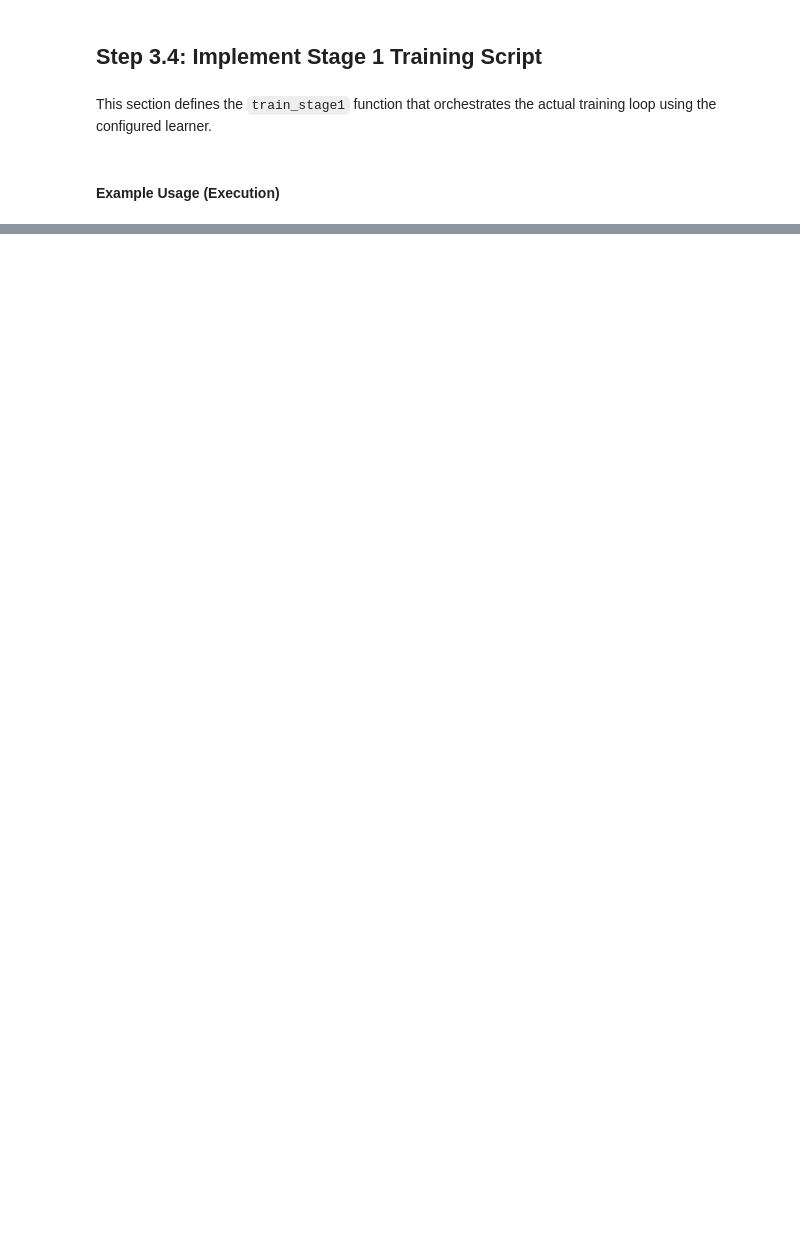
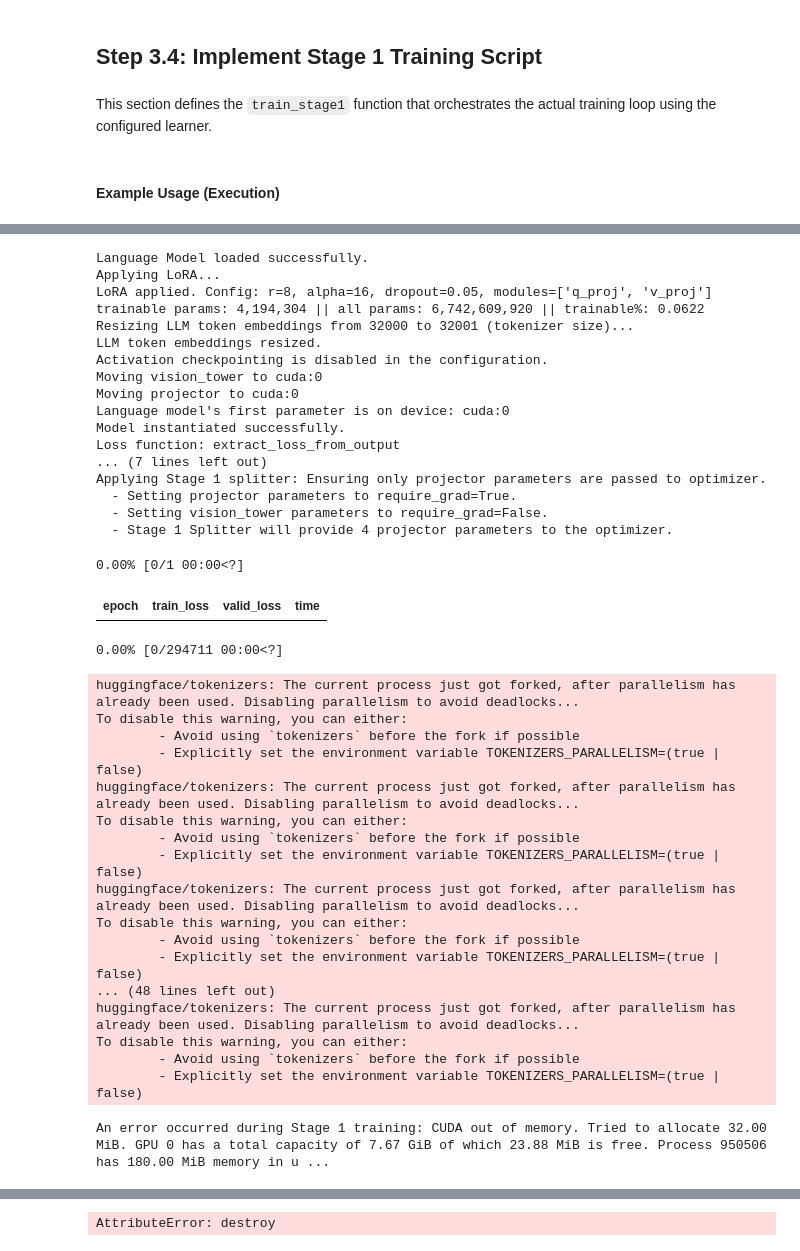
Before and after one commit to numb3r33/llava, a Jupyter notebook: nbs/31_training_stage1.ipynb, the cells around one changed output, grey strips where cells are left out. Cells and saved outputs as stored; diff of their text form; code cells hidden in the pictures; blank space fills up the shorter version.

Commit message:
LLAVA training stage1 checkpoint.

```diff
--- a/nbs/31_training_stage1.ipynb
+++ b/nbs/31_training_stage1.ipynb
@@ -182,15 +196,22 @@ def get_stage1_learner(config: dict) -> Learner:
         raise RuntimeError("Failed to instantiate baseline model.") from e
 
     # 3. Define Loss Function
-    loss_func = LLaVALoss()
+    # loss_func = LLaVALoss()
+    loss_func = extract_loss_from_output # Use the extractor function
+    print(f"Loss function: {loss_func.__name__}")
     print(f"Loss function: {type(loss_func).__name__}")
 
     # 4. Define Optimizer
     # AdamW is generally preferred for transformer models
     lr = config.get('training', {}).get('learning_rate_stage1', 1e-4)
     wd = config.get('training', {}).get('weight_decay', 0.0)
+
+
     opt_func = partial(Adam, lr=lr, wd=wd, eps=1e-8) # Added eps for numerical stability
-    print(f"Optimizer: AdamW (lr={lr}, wd={wd})")
+    print(f"Optimizer: Adam (lr={lr}, wd={wd})")
+
+    # opt_func = AdamW # Pass the optimizer class directly
+    # print(f"Optimizer: AdamW (lr will be set by Learner/fit_one_cycle, default wd={wd})") #
 
     # 5. Define Splitter
     splitter = llava_stage1_splitter
@@ -233,13 +254,24 @@ def get_stage1_learner(config: dict) -> Learner:
     # --- Add Optimization Callbacks (Step 3.3 Implementation) ---
     grad_accum_steps = config.get('training', {}).get('gradient_accumulation_steps', 1)
     if grad_accum_steps > 1:
-        cbs.append(GradientAccumulation(grad_accum_steps))
-        print(f"Added GradientAccumulation callback with {grad_accum_steps} steps.")
+        cbs.append(SafeGradientAccumulation(grad_accum_steps))
+        print(f"Added SafeGradientAccumulation callback with {grad_accum_steps} steps.")
+
+        # cbs.append(GradientAccumulation(grad_accum_steps))
+        # print(f"Added GradientAccumulation callback with {grad_accum_steps} steps.")
 
     use_mixed_precision = config.get('training', {}).get('use_mixed_precision', False)
-    if use_mixed_precision:
-        cbs.append(MixedPrecision())
-        print("Added MixedPrecision callback.")
+    qlora_enabled = config.get('model', {}).get('quantization', {}).get('load_in_4bit', False)
+    if use_mixed_precision and not qlora_enabled: # Only add if explicitly enabled AND QLoRA is OFF
+        cbs.append(LLaVAMixedPrecision()) # Or your current custom MixedPrecision
+        print("Added MixedPrecision callback (QLoRA is disabled).")
+    elif use_mixed_precision and qlora_enabled:
+        print("QLoRA is enabled, MixedPrecision callback will be skipped as QLoRA handles its own precision.")
+
+    # if use_mixed_precision:
+    #     cbs.append(LLaVAMixedPrecision())
+    #     print("Added MixedPrecision callback.")
+
     # --------------------------------------------------------------
 
     # 7. Create Learner
@@ -252,7 +284,8 @@ def get_stage1_learner(config: dict) -> Learner:
             splitter=splitter,
             cbs=cbs,
             path=output_dir, # Set Learner path for saving models
-            train_bn=False # Avoid issues with frozen batch norm layers in LLM/Vision Tower
+            train_bn=False, # Avoid issues with frozen batch norm layers in LLM/Vision Tower
+            # wd=wd
         )
 
     except Exception as e:
@@ -518,7 +591,7 @@ def train_stage1(config_path: str | Path):
 
         # Use fit_one_cycle (common practice)
         # You could also use learner.fit(epochs, lr=lr) or other fine-tuning methods
-        learner.fit_one_cycle(epochs, lr_max=lr)
+        learner.fit(epochs, lr=lr)
 
         print("Training finished.")
 
@@ -604,4 +677,5 @@ if __name__ == "__main__" and "get_ipython" not in locals():
 #| hide
 # Example of how to run this from within the notebook (for testing purposes)
 # Requires dummy data to be set up as in the get_stage1_learner test cell
-# train_stage1('../configs/config.yaml') # Use '../' if running from nbs/
+train_stage1('../configs/config.yaml') # Use '../' if running from nbs/
+# %% [output]
@@ -607,0 +700,38 @@ if __name__ == "__main__" and "get_ipython" not in locals():
+Language Model loaded successfully.
+Applying LoRA...
+LoRA applied. Config: r=8, alpha=16, dropout=0.05, modules=['q_proj', 'v_proj']
+trainable params: 4,194,304 || all params: 6,742,609,920 || trainable%: 0.0622
+Resizing LLM token embeddings from 32000 to 32001 (tokenizer size)...
+LLM token embeddings resized.
+Activation checkpointing is disabled in the configuration.
+Moving vision_tower to cuda:0
+Moving projector to cuda:0
+Language model's first parameter is on device: cuda:0
+Model instantiated successfully.
+Loss function: extract_loss_from_output
+... (7 lines left out)
+Applying Stage 1 splitter: Ensuring only projector parameters are passed to optimizer.
+  - Setting projector parameters to require_grad=True.
+  - Setting vision_tower parameters to require_grad=False.
+  - Stage 1 Splitter will provide 4 projector parameters to the optimizer.
+0.00% [0/1 00:00<?]
+| epoch | train_loss | valid_loss | time |
+0.00% [0/294711 00:00<?]
+huggingface/tokenizers: The current process just got forked, after parallelism has already been used. Disabling parallelism to avoid deadlocks...
+To disable this warning, you can either:
+        - Avoid using `tokenizers` before the fork if possible
+        - Explicitly set the environment variable TOKENIZERS_PARALLELISM=(true | false)
+huggingface/tokenizers: The current process just got forked, after parallelism has already been used. Disabling parallelism to avoid deadlocks...
+To disable this warning, you can either:
+        - Avoid using `tokenizers` before the fork if possible
+        - Explicitly set the environment variable TOKENIZERS_PARALLELISM=(true | false)
+huggingface/tokenizers: The current process just got forked, after parallelism has already been used. Disabling parallelism to avoid deadlocks...
+To disable this warning, you can either:
+        - Avoid using `tokenizers` before the fork if possible
+        - Explicitly set the environment variable TOKENIZERS_PARALLELISM=(true | false)
+... (48 lines left out)
+huggingface/tokenizers: The current process just got forked, after parallelism has already been used. Disabling parallelism to avoid deadlocks...
+To disable this warning, you can either:
+        - Avoid using `tokenizers` before the fork if possible
+        - Explicitly set the environment variable TOKENIZERS_PARALLELISM=(true | false)
+An error occurred during Stage 1 training: CUDA out of memory. Tried to allocate 32.00 MiB. GPU 0 has a total capacity of 7.67 GiB of which 23.88 MiB is free. Process 950506 has 180.00 MiB memory in u ...
@@ -608,3 +755,4 @@ if __name__ == "__main__" and "get_ipython" not in locals():
+AttributeError: destroy
 # %%
 #| hide
 import nbdev; nbdev.nbdev_export()
```
Also changed, not shown: parts of 6 cells of this notebook, 11 other files.
